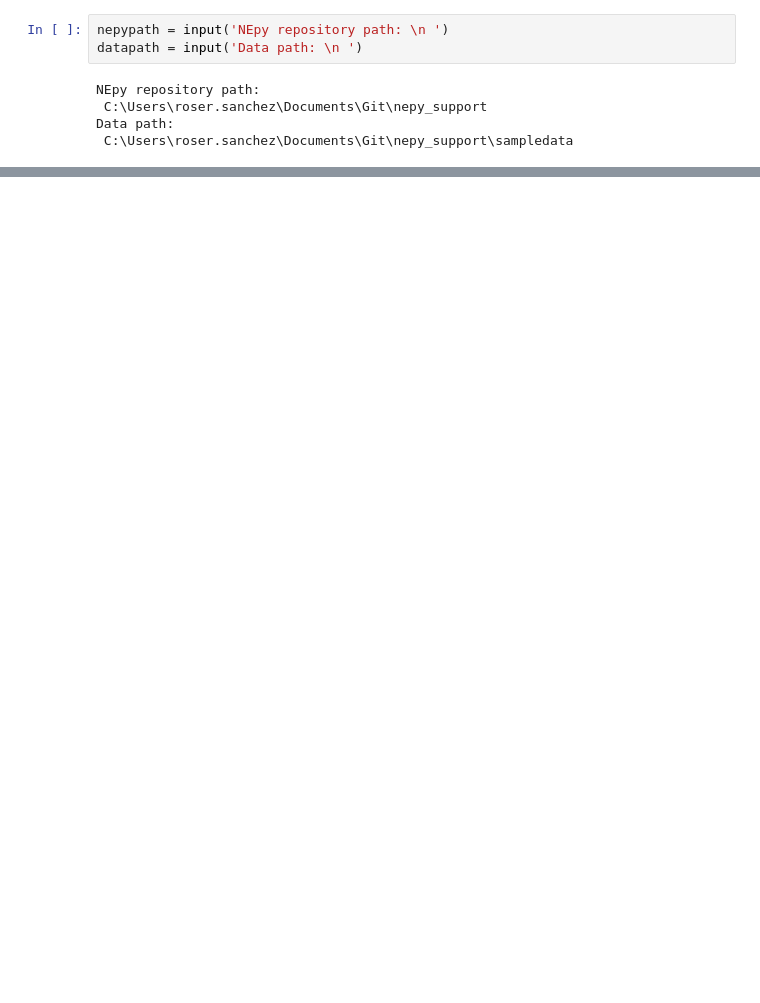
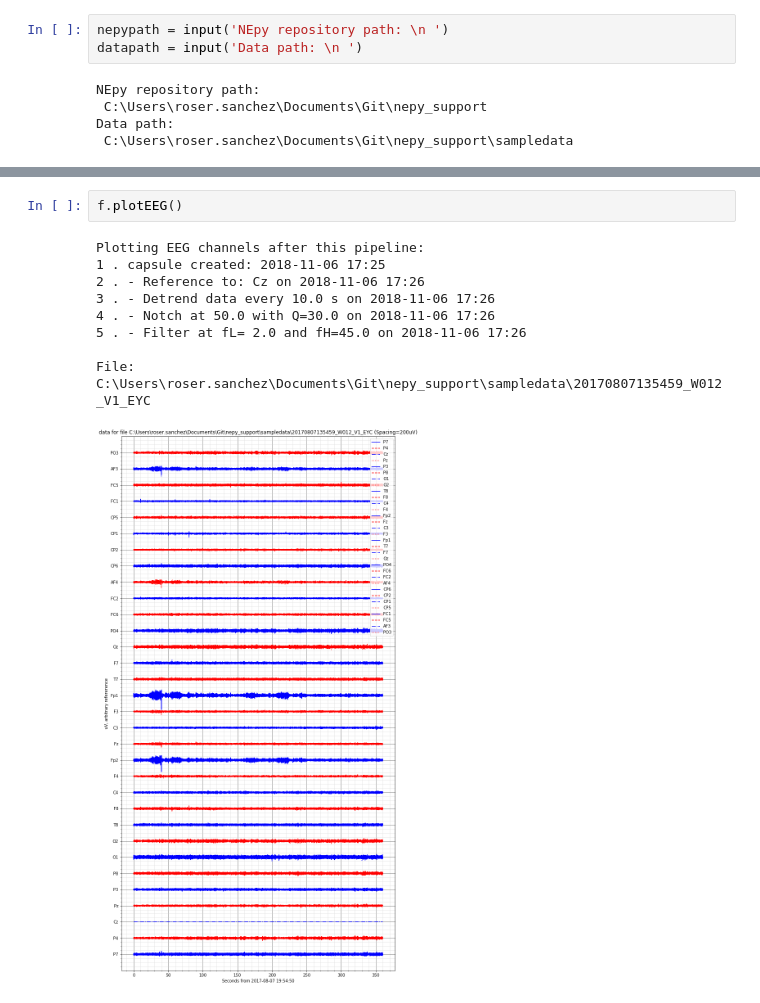
Before and after one commit to Neuroelectrics/NEPy, a Jupyter notebook: demos/test_capsule.ipynb, the cells around one changed output, grey strips where cells are left out. Saved outputs shown, nothing was run; the diff lists cells and outputs as text; blank space fills up the shorter version.

```diff
--- a/demos/test_capsule.ipynb
+++ b/demos/test_capsule.ipynb
@@ -106,0 +146,12 @@ Capsule attributes:
+# %%
+f.plotEEG()
+# %% [output]
+Plotting EEG channels after this pipeline:
+1 . capsule created: 2018-11-06 17:25
+2 . - Reference to: Cz on 2018-11-06 17:26
+3 . - Detrend data every 10.0 s on 2018-11-06 17:26
+4 . - Notch at 50.0 with Q=30.0 on 2018-11-06 17:26
+5 . - Filter at fL= 2.0 and fH=45.0 on 2018-11-06 17:26
+
+File:  C:\Users\roser.sanchez\Documents\Git\nepy_support\sampledata\20170807135459_W012_V1_EYC
+[figure, added]
```
Also changed, not shown: parts of 8 cells of this notebook, 1 other file.
